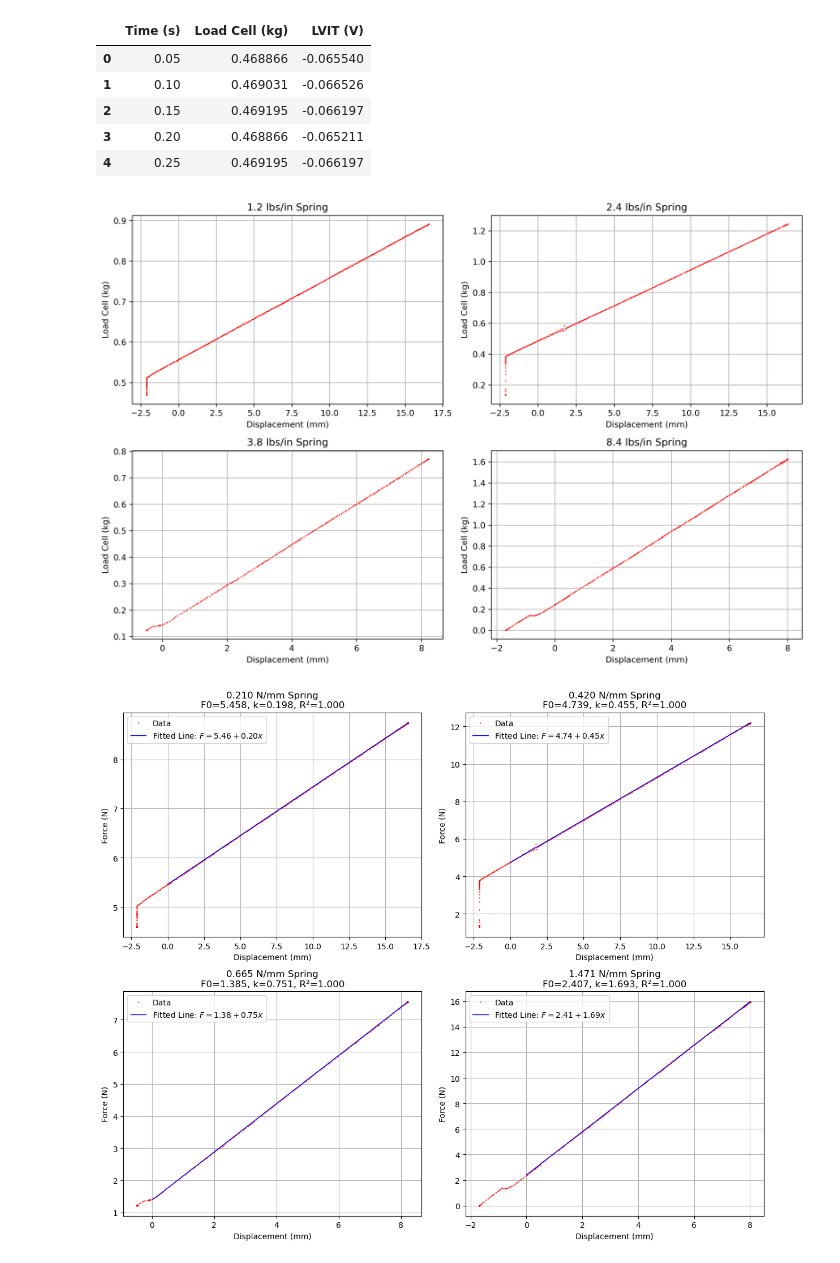
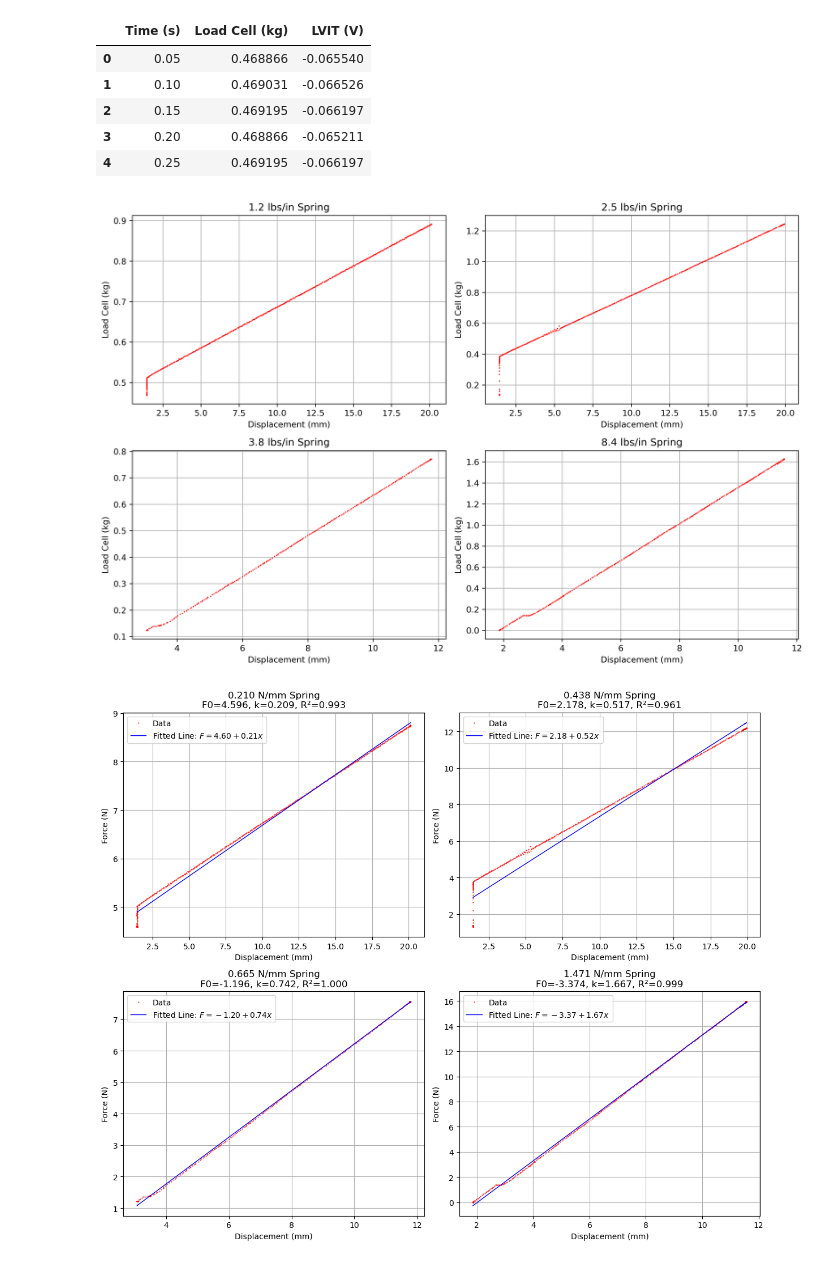
Before and after one commit to Koi199/MECH-420-scripts, a Jupyter notebook: Lab 3/Mech420Lab3.ipynb, the cells around one changed output. Drawn from its saved outputs; the diff is of its cells as text; code cells hidden in the pictures.

Commit message:
spring equations obtained

```diff
--- a/Lab 3/Mech420Lab3.ipynb
+++ b/Lab 3/Mech420Lab3.ipynb
@@ -37,16 +37,16 @@ fig, axs = plt.subplots(2, 2, figsize=(12, 8), dpi=300)  # 2 rows, 2 columns
 
 # V(x) = -0.35 + 0.19x
 for i in range(0, len(partA1_2lbsperin['Load Cell (kg)'])):
-    displacement1_2lbsperin.append((partA1_2lbsperin['LVIT (V)'][i] - 0.345)/0.194)
+    displacement1_2lbsperin.append((partA1_2lbsperin['LVIT (V)'][i] + 0.345)/0.194)
 
 for i in range(0, len(partA2_5lbsperin['Load Cell (kg)'])):
-    displacement2_5lbsperin.append((partA2_5lbsperin['LVIT (V)'][i] - 0.345)/0.194)
+    displacement2_5lbsperin.append((partA2_5lbsperin['LVIT (V)'][i] + 0.345)/0.194)
 
 for i in range(0, len(partA3_8lbsperin['Load Cell (kg)'])):
-    displacement3_8lbsperin.append((partA3_8lbsperin['LVIT (V)'][i] - 0.345)/0.194)
+    displacement3_8lbsperin.append((partA3_8lbsperin['LVIT (V)'][i] + 0.345)/0.194)
 
 for i in range(0, len(partA8_4lbsperin['Load Cell (kg)'])):
-    displacement8_4lbsperin.append((partA8_4lbsperin['LVIT (V)'][i] - 0.345)/0.194)
+    displacement8_4lbsperin.append((partA8_4lbsperin['LVIT (V)'][i] + 0.345)/0.194)
 
 partA1_2lbsperin['Displacement (mm)'] = displacement1_2lbsperin
 partA2_5lbsperin['Displacement (mm)'] = displacement2_5lbsperin
@@ -62,7 +62,7 @@ axs[0, 0].grid(True)
 
 # Plot for 2.4lbs/in spring
 axs[0, 1].plot(partA2_5lbsperin['Displacement (mm)'], partA2_5lbsperin['Load Cell (kg)'], 'o', color='r', markersize=0.5)
-axs[0, 1].set_title('2.4 lbs/in Spring')
+axs[0, 1].set_title('2.5 lbs/in Spring')
 axs[0, 1].set_xlabel('Displacement (mm)')
 axs[0, 1].set_ylabel('Load Cell (kg)')
 axs[0, 1].grid(True)
@@ -84,7 +84,7 @@ axs[1, 1].grid(True)
 plt.tight_layout()  # Adjust subplots to fit into figure area.
 plt.show()
 # %% [output]
-[figure, old version]
+[figure, new version]
 # %%
 import numpy as np
 from scipy.optimize import curve_fit
@@ -106,7 +106,7 @@ fig, axs = plt.subplots(2, 2, figsize=(12, 10))
 # Define spring data and titles
 springs_data = [
     (partA1_2lbsperin, '0.210 N/mm Spring', (0, 0)),
-    (partA2_5lbsperin, '0.420 N/mm Spring', (0, 1)),
+    (partA2_5lbsperin, '0.438 N/mm Spring', (0, 1)),
     (partA3_8lbsperin, '0.665 N/mm Spring', (1, 0)),
     (partA8_4lbsperin, '1.471 N/mm Spring', (1, 1))
 ]
@@ -124,31 +124,31 @@ for data, title, (i, j) in springs_data:
     popt, pcov = curve_fit(model_function,
                           x_data,
                           y_data,
                           p0=[1, -1])
     F0, k = popt
 
     # Calculate the fitted values
     y_fit = model_function(x_data, *popt)
 
     # Calculate R^2
     r2 = r_squared(y_data, y_fit)
 
     # Plot all data points
     axs[i, j].plot(data['Displacement (mm)'], force_N, 'o',
                    color='r', markersize=0.5, label='Data')
 
     # Plot fit only for the filtered portion
     axs[i, j].plot(x_data, y_fit, '-',
                    color='b', linewidth=1, label=rf'Fitted Line: $F = {F0:.2f} + {k:.2f} x$')
 
     # Add title and labels with fit parameters
     axs[i, j].set_title(f'{title}\nF0={F0:.3f}, k={k:.3f}, R²={r2:.3f}')
     axs[i, j].set_xlabel('Displacement (mm)')
     axs[i, j].set_ylabel('Force (N)')
     axs[i, j].grid(True)
     axs[i, j].legend()
 
 plt.tight_layout()
 plt.show()
 # %% [output]
-[figure, old version]
+[figure, new version]
```
Also changed, not shown: parts of 2 cells of this notebook.
